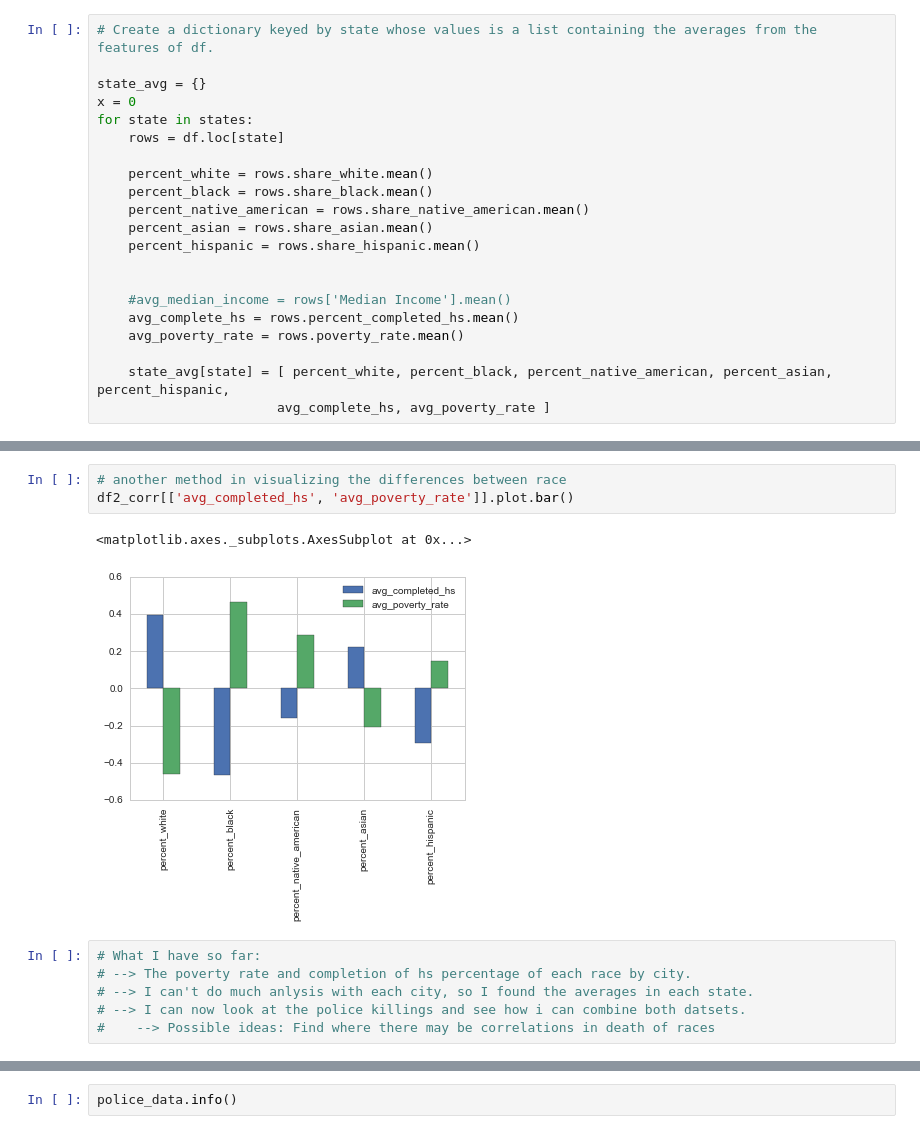
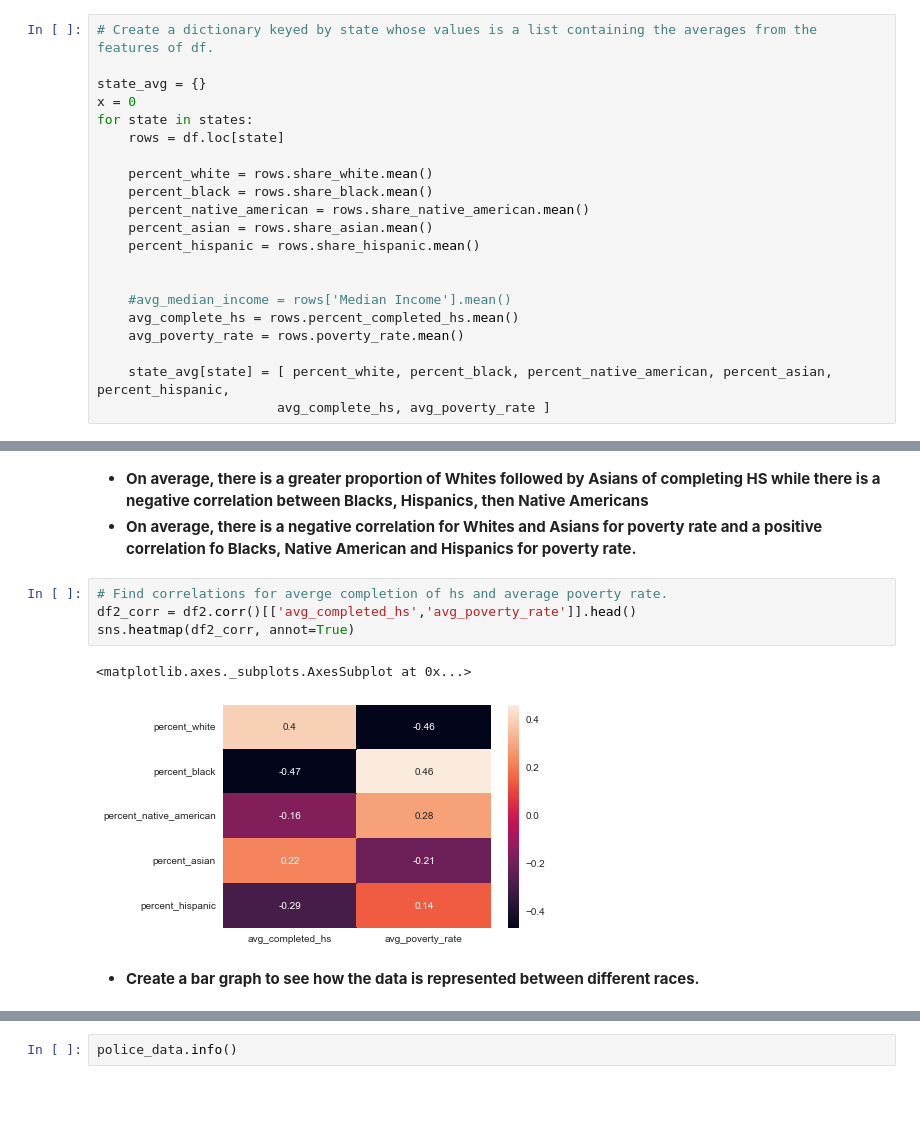
Before and after one commit to truongc2/Police-Encounters, a Jupyter notebook: Fatal Police Encounters.ipynb, the cells around one changed output, grey strips where cells are left out. Cells and saved outputs as stored; diff of their text form; blank space fills up the shorter version.

```diff
--- a/Fatal Police Encounters.ipynb
+++ b/Fatal Police Encounters.ipynb
@@ -204,12 +226,12 @@ sns.heatmap(df2_corr)
-# %%
-# another method in visualizing the differences between race
-df2_corr[['avg_completed_hs', 'avg_poverty_rate']].plot.bar()
-# %% [output]
-<matplotlib.axes._subplots.AxesSubplot at 0x...>
-[figure, removed]
-# %%
-# What I have so far:
-# --> The poverty rate and completion of hs percentage of each race by city.
-# --> I can't do much anlysis with each city, so I found the averages in each state.
-# --> I can now look at the police killings and see how i can combine both datsets.
-#    --> Possible ideas: Find where there may be correlations in death of races
+# %% [markdown]
+- **On average, there is a greater proportion of Whites followed by Asians of completing HS while there is a negative correlation between Blacks, Hispanics, then Native Americans**
+- **On average, there is a negative correlation for Whites and Asians for poverty rate and a positive correlation fo Blacks, Native American and Hispanics for poverty rate.**
+# %%
+# Find correlations for averge completion of hs and average poverty rate.
+df2_corr = df2.corr()[['avg_completed_hs','avg_poverty_rate']].head()
+sns.heatmap(df2_corr, annot=True)
+# %% [output]
+<matplotlib.axes._subplots.AxesSubplot at 0x...>
+[figure, added]
+# %% [markdown]
+- **Create a bar graph to see how the data is represented between different races.**
```
Also changed, not shown: parts of 72 cells of this notebook.
